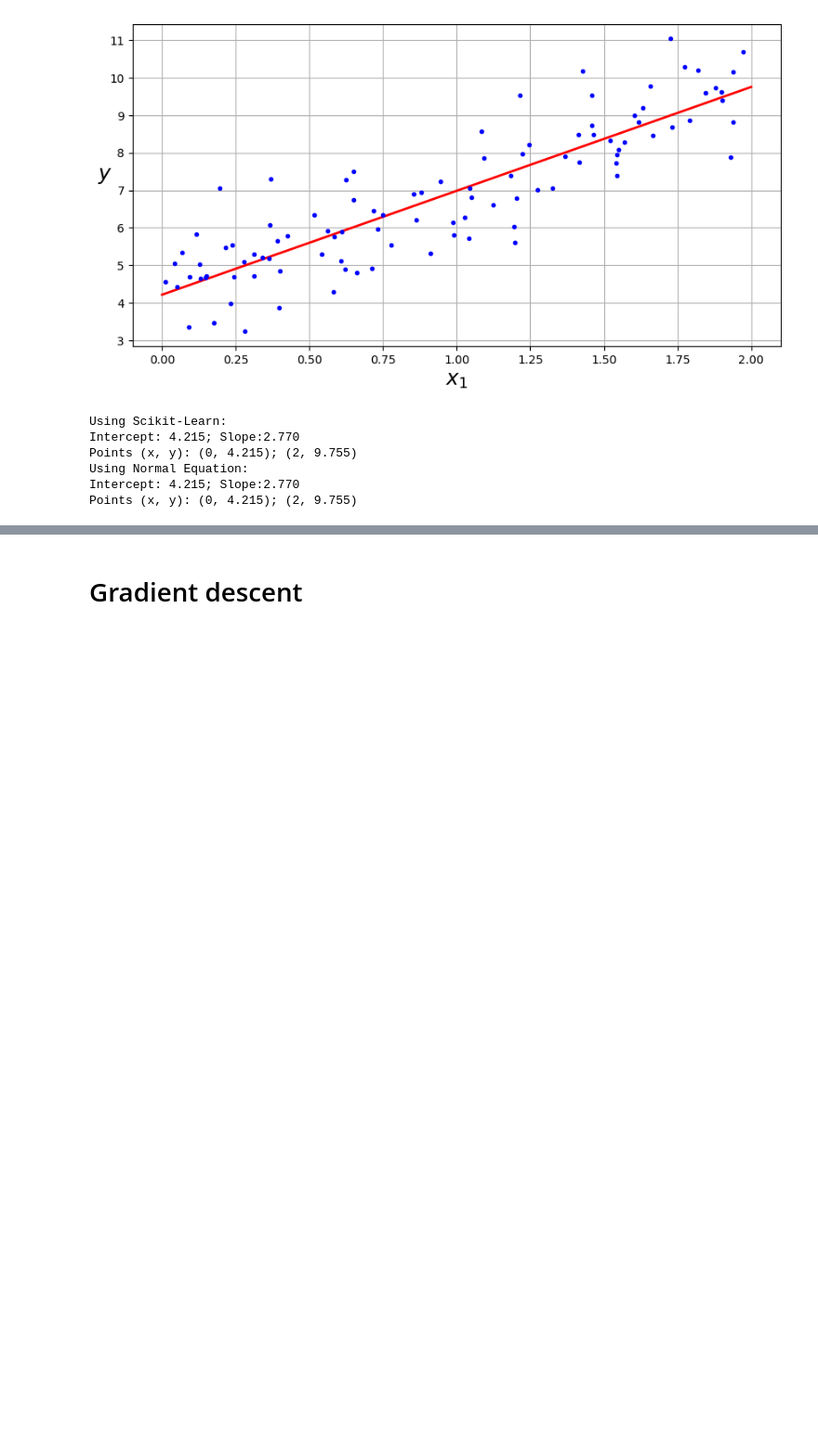
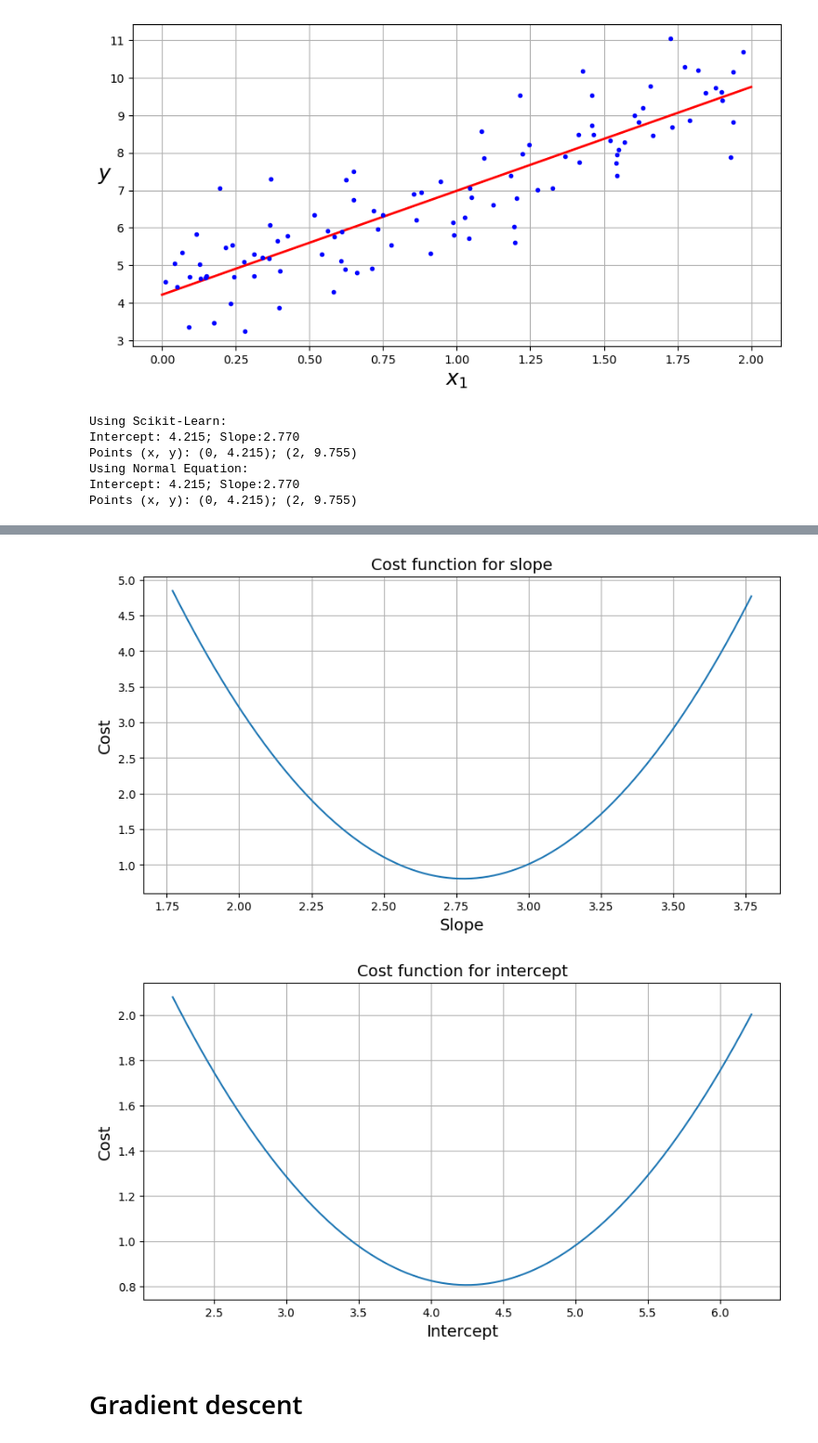
Before and after one commit to MrIsCM/Learning-Machine-Learning, a Jupyter notebook: Notebooks/04_training_linear_models.ipynb, the cells around one changed output, grey strips where cells are left out. Shown at 93% size. Cells and saved outputs as stored; diff of their text form; code cells hidden in the pictures; blank space fills up the shorter version.

```diff
--- a/Notebooks/04_training_linear_models.ipynb
+++ b/Notebooks/04_training_linear_models.ipynb
@@ -86,0 +109,6 @@ Points (x, y): (0, 4.215); (2, 9.755)
+# %%
+def find_value(array, value):
+	return np.abs(array - value).argmin()
+
+best_slope_idx = find_value(slopes, slope)
+best_intercept_idx = find_value(intercepts, intercept)
@@ -87,3 +140,25 @@ Points (x, y): (0, 4.215); (2, 9.755)
+# %%
+# Plot cost function for slope and intercept separately
+
+
+plt.figure(figsize=(10, 5))
+plt.plot(slopes, costs[best_slope_idx, :])
+plt.xlabel('Slope')
+plt.ylabel('Cost')
+plt.title('Cost function for slope')
+plt.grid()
+plt.show()
+
+plt.figure(figsize=(10, 5))
+plt.plot(intercepts, costs[:, best_intercept_idx])
+plt.xlabel('Intercept')
+plt.ylabel('Cost')
+plt.title('Cost function for intercept')
+plt.grid()
+plt.show()
+# %% [output]
+[figure, added]
+[figure, added]
 # %% [markdown]
 # Gradient descent
 # %%
```
Also changed, not shown: parts of 3 cells of this notebook.
